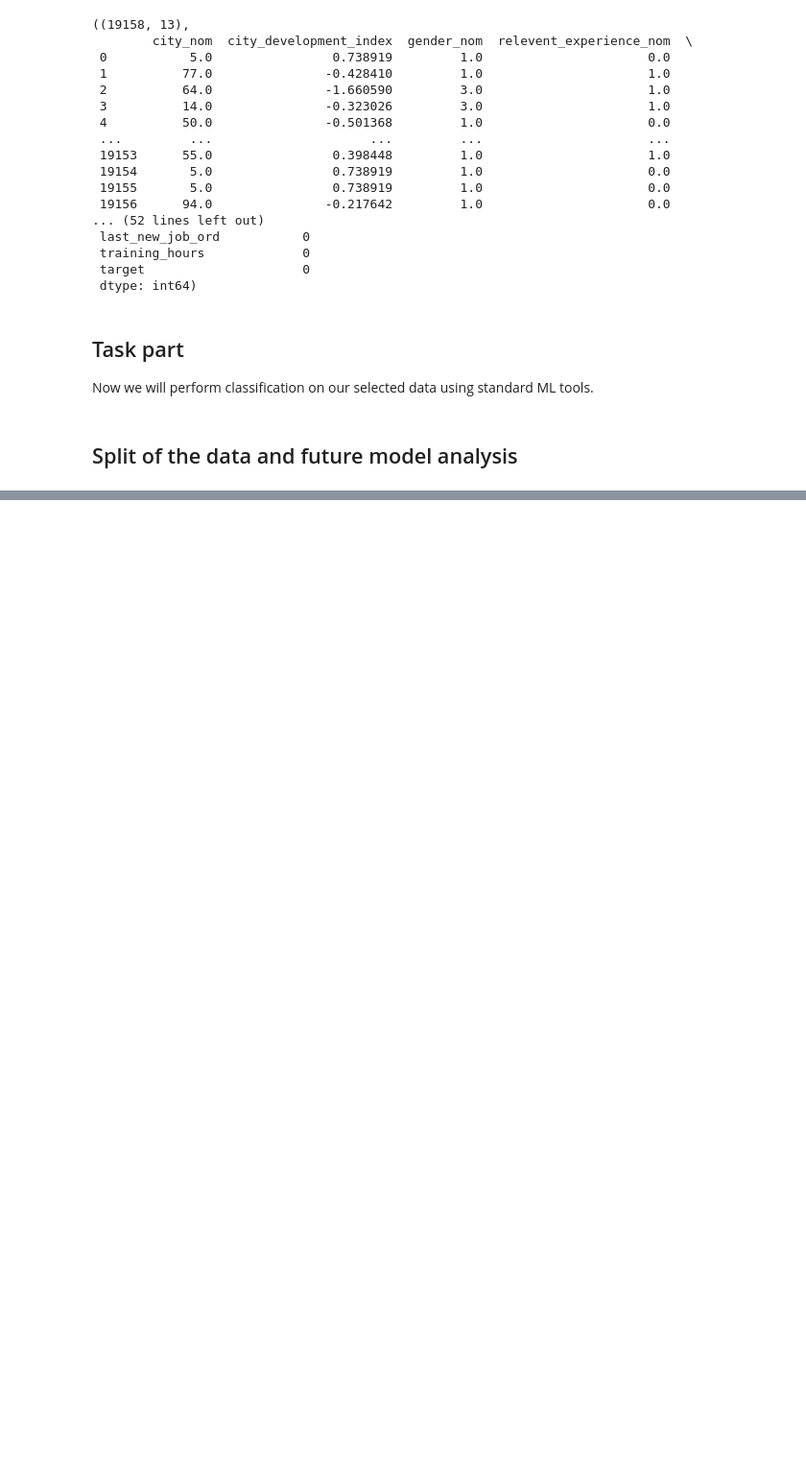
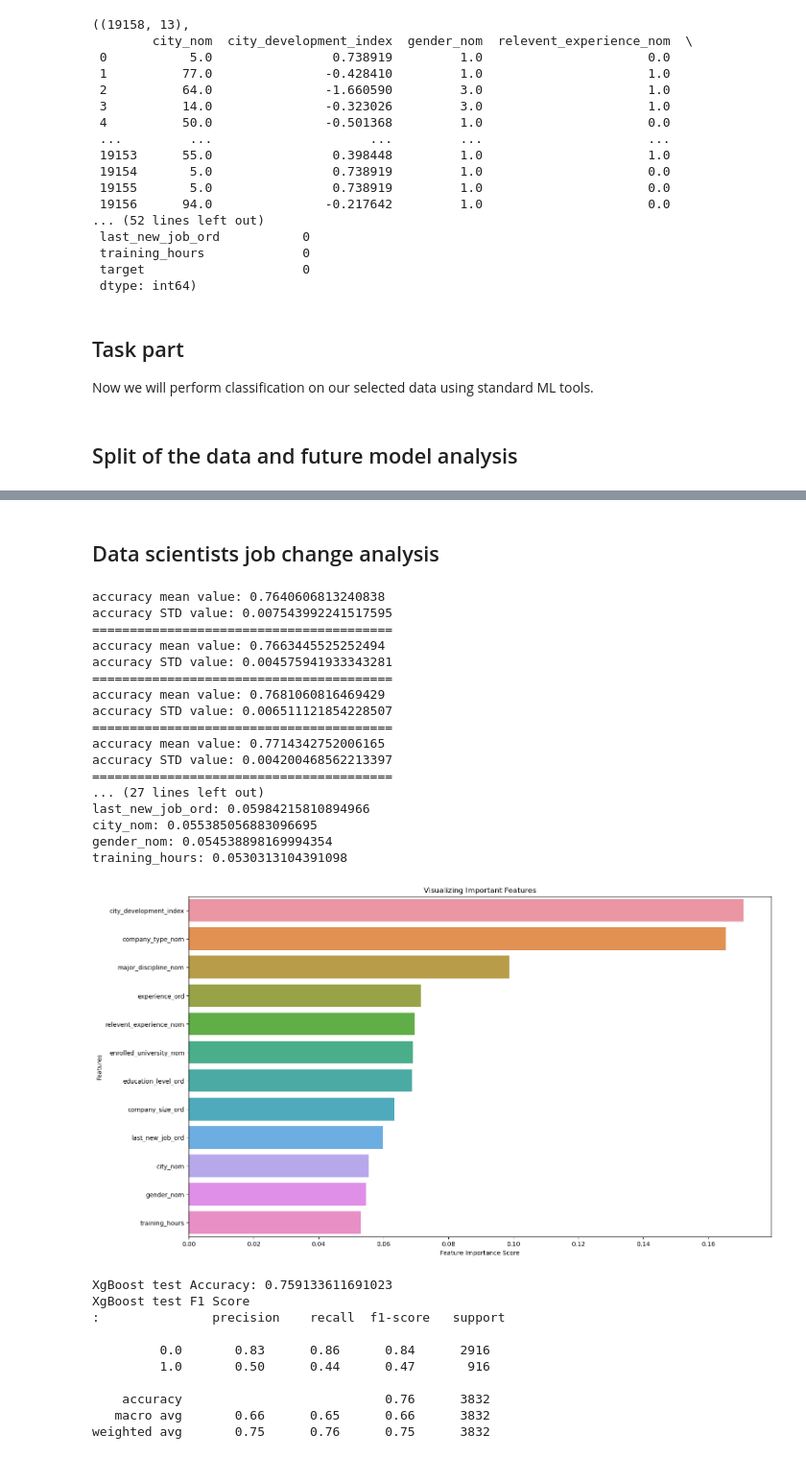
Before and after one commit to Mike-cloud-17/HSE_OSDA_HW_4, a Jupyter notebook: OSDA_BHA2.ipynb, the cells around one changed output, grey strips where cells are left out. Shown at 96% size. Saved outputs shown, nothing was run; the diff lists cells and outputs as text; code cells hidden in the pictures; blank space fills up the shorter version.

```diff
--- a/OSDA_BHA2.ipynb
+++ b/OSDA_BHA2.ipynb
@@ -155,7 +155,7 @@ training_hours             0
 target                     0
 dtype: int64
 # %%
-nums = [c for c in data_scientists_job_change_data.columns if c not in cats]
+nums = [c for c in data_scientists_job_change_data.columns if c not in cats and c != "target"]
 # %%
 ss = StandardScaler()
 data_scientists_job_change_data[nums] = ss.fit_transform(data_scientists_job_change_data[nums])
@@ -688,3 +728,47 @@ Training on fold [2/5]
 Name: train-TotalF1-std, dtype: float64
 ========================================
 ... (9 outputs left out)
+# %% [markdown]
+## Data scientists job change analysis
+# %%
+le = LabelEncoder()
+
+data_scientists_job_change_target = data_scientists_job_change_data['target']
+data_scientists_job_change_data = data_scientists_job_change_data.drop(columns = ['target'], axis = 1)
+
+for col in data_scientists_job_change_data.columns:
+    le.fit(data_scientists_job_change_data[col])
+    data_scientists_job_change_data[col] = le.transform(data_scientists_job_change_data[col])
+
+data_scientists_job_change_X_train, data_scientists_job_change_X_test, data_scientists_job_change_y_train, data_scientists_job_change_y_test = train_test_split(data_scientists_job_change_data, data_scientists_job_change_target, test_size=.2)
+# %%
+xGboost_flow(data_scientists_job_change_X_train, data_scientists_job_change_X_test, data_scientists_job_change_y_train, data_scientists_job_change_y_test)
+# %% [output]
+accuracy mean value: 0.7640606813240838
+accuracy STD value: 0.007543992241517595
+========================================
+accuracy mean value: 0.7663445525252494
+accuracy STD value: 0.004575941933343281
+========================================
+accuracy mean value: 0.7681060816469429
+accuracy STD value: 0.006511121854228507
+========================================
+accuracy mean value: 0.7714342752006165
+accuracy STD value: 0.004200468562213397
+========================================
+... (27 lines left out)
+last_new_job_ord: 0.05984215810894966
+city_nom: 0.055385056883096695
+gender_nom: 0.054538898169994354
+training_hours: 0.0530313104391098
+[figure, added]
+XgBoost test Accuracy: 0.759133611691023
+XgBoost test F1 Score
+:               precision    recall  f1-score   support
+
+         0.0       0.83      0.86      0.84      2916
+         1.0       0.50      0.44      0.47       916
+
+    accuracy                           0.76      3832
+   macro avg       0.66      0.65      0.66      3832
+weighted avg       0.75      0.76      0.75      3832
```
Also changed, not shown: parts of 15 cells of this notebook, 3 other files.
